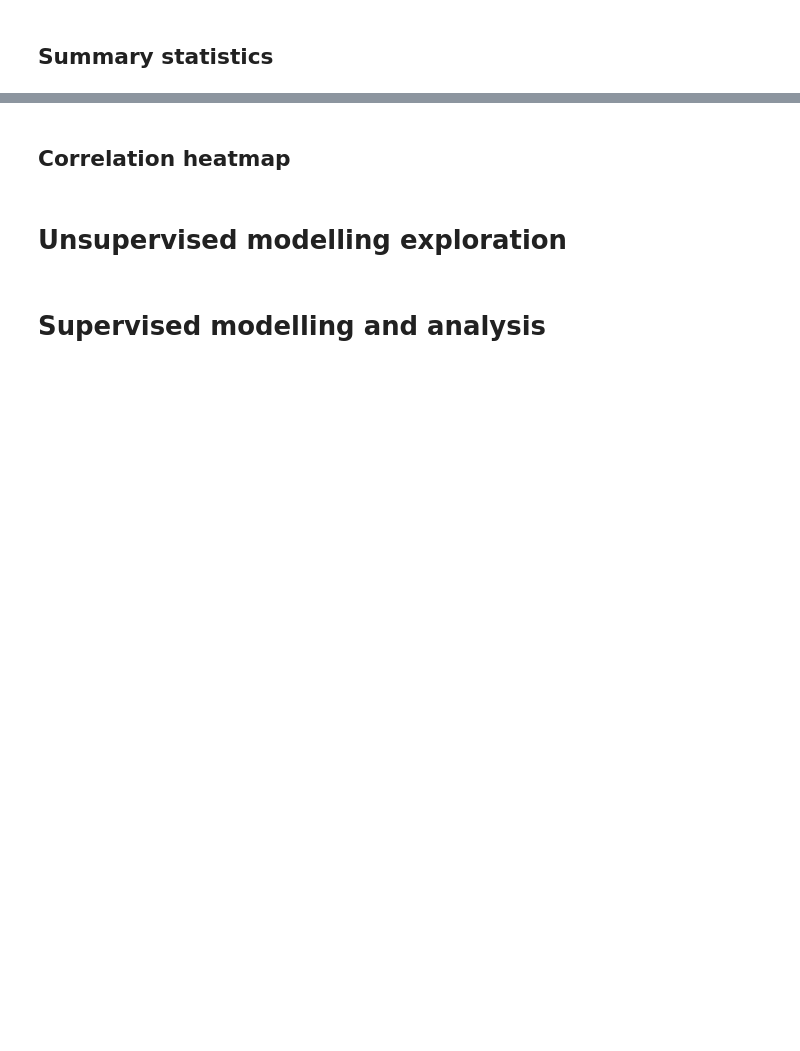
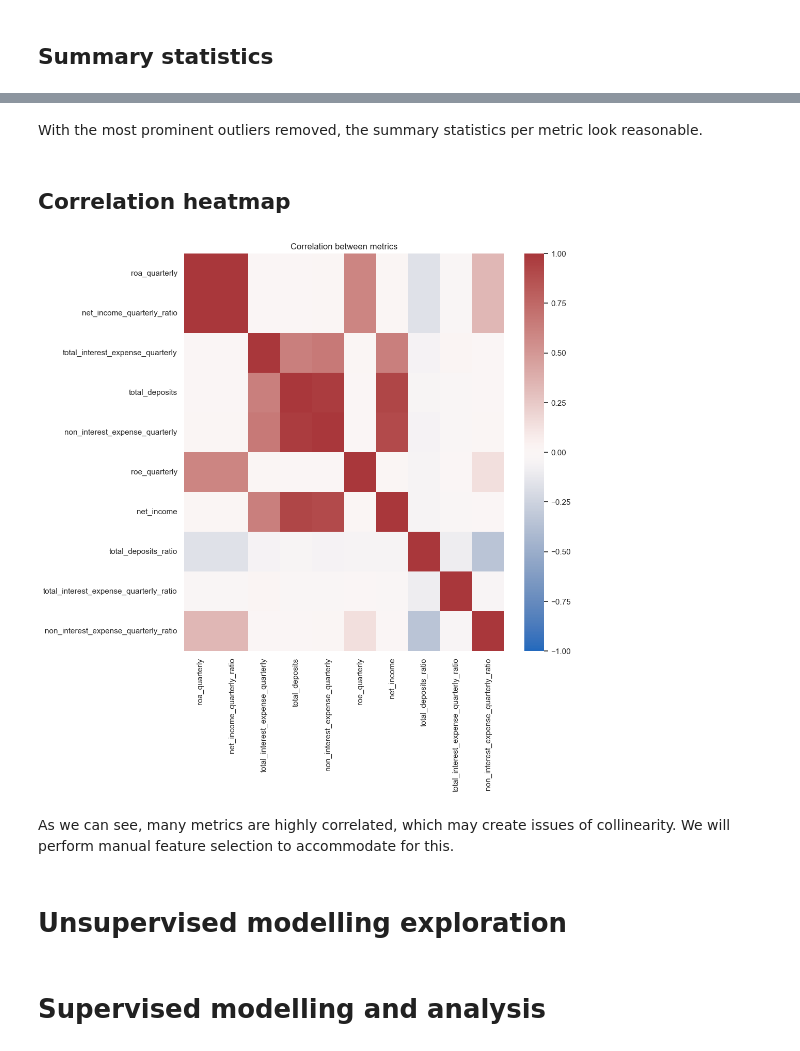
Before and after one commit to hughdingb58/deposit_size_prediction, a Jupyter notebook: main.ipynb, the cells around one changed output, grey strips where cells are left out. Drawn from its saved outputs; the diff is of its cells as text; code cells hidden in the pictures; blank space fills up the shorter version.

```diff
--- a/main.ipynb
+++ b/main.ipynb
@@ -215,0 +285,14 @@ dataset_full = financials
+# %%
+df_2000_agg = df_2000.groupby(["category", "state", "city", "zip", "date"]).agg({
+    "total_assets": "sum",
+    "roa_quarterly": "mean",
+    "net_income_quarterly_ratio": "mean",
+    "total_interest_expense_quarterly": "sum",
+    "total_deposits": "sum",
+    "non_interest_expense_quarterly": "sum",
+    "roe_quarterly": "mean",
+    "net_income": "sum",
+    "total_deposits_ratio": "mean",
+    "total_interest_expense_quarterly_ratio": "mean",
+    "non_interest_expense_quarterly_ratio": "mean"
+}).reset_index()
@@ -215,0 +301,12 @@ dataset_full = financials
+# %%
+date_ranges = ["2000-01-01", "2005-01-01", "2010-01-01", "2015-01-01", "2020-01-01", "2025-01-01"]
+
+fig, axes = plt.subplots(df_2000_agg.shape[1] - 5, len(date_ranges) - 1, figsize = (50, 100))
+
+for i in range(1, len(date_ranges)):
+    curr_data = df_2000_agg[(df_2000_agg["date"] >= date_ranges[i - 1]) &
+                            (df_2000_agg["date"] < date_ranges[i])]
+    for j in range(5, curr_data.shape[1]):
+        metric = curr_data.columns[j]
+        sns.histplot(curr_data, x = metric, bins = 100, ax = axes[j - 5, i - 1])
+        axes[j - 5, i - 1].set_title(metric + ", " + date_ranges[i - 1] + " to " + date_ranges[i])
@@ -215,0 +319,8 @@ dataset_full = financials
+# %%
+df_final = df_2000_agg.copy()
+for i in df_final.columns[5:]:
+    df_final[i] = df_final[i] - np.mean(df_final[i])  # Center values
+    df_final[i] = df_final[i] / np.max(
+        [np.nanmax(df_final[i]), np.nanmin(df_final[i]) * -1]
+    )  # Scale values
+df_final.head()
@@ -219,6 +349,19 @@ dataset_full = financials
+# %% [markdown]
+With the most prominent outliers removed, the summary statistics per metric look reasonable.
 # %% [markdown]
 <a id="explo-corr"></a>
 ## Correlation heatmap
+# %%
+corr_columns = list(df_final.columns[6:])
+sns.set(rc = {"figure.figsize": (10, 10)})
+sns.heatmap(df_final[corr_columns].corr(), vmin = -1, vmax = 1, cmap="vlag").set_title(
+    "Correlation between metrics"
+)
+plt.show()
+# %% [output]
+[figure, added]
+# %% [markdown]
+As we can see, many metrics are highly correlated, which may create issues of collinearity. We will perform manual feature selection to accommodate for this.
 # %% [markdown]
 <a id="unsupervised"></a>
 # Unsupervised modelling exploration
```
Also changed, not shown: parts of 16 cells of this notebook, 1 other file.
